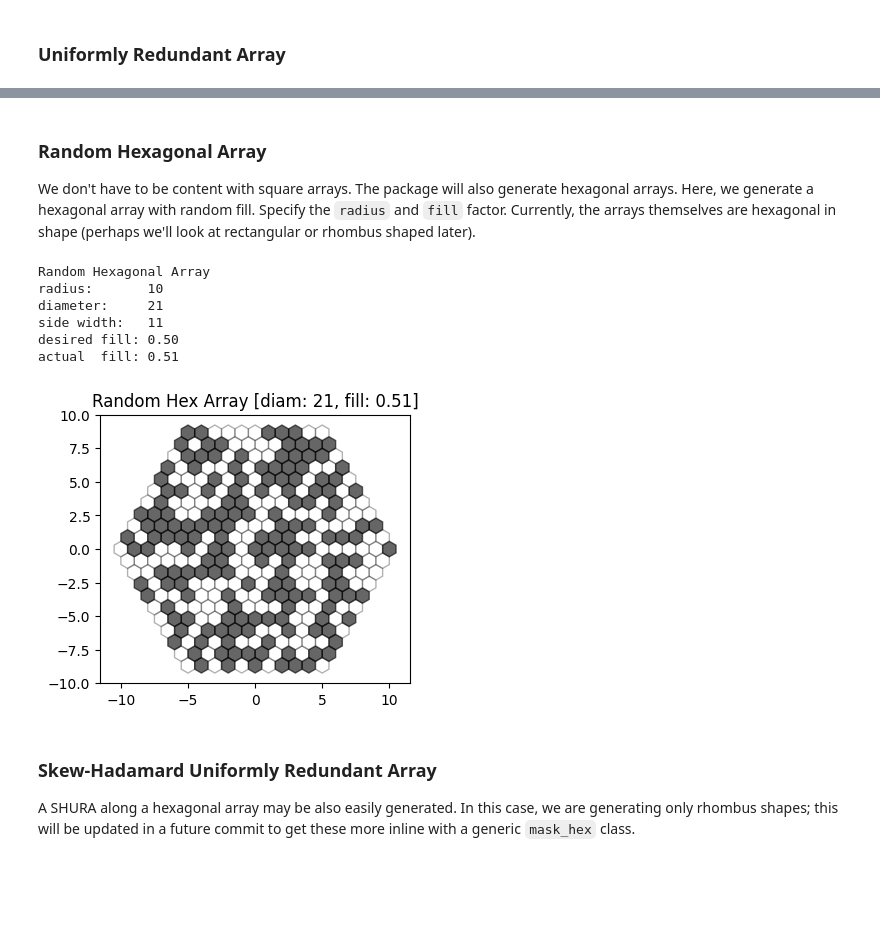
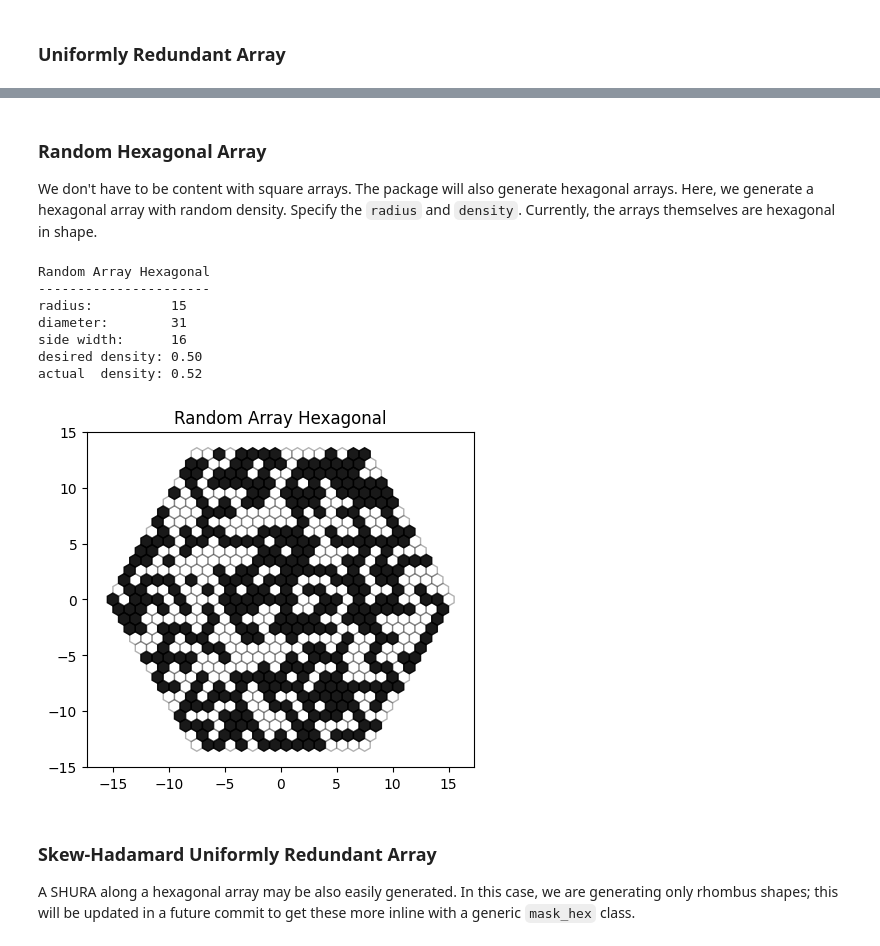
Before and after one commit to bpops/codedapertures, a Jupyter notebook: demo.ipynb, the cells around one changed output, grey strips where cells are left out. Saved outputs shown, nothing was run; the diff lists cells and outputs as text; code cells hidden in the pictures; blank space fills up the shorter version.

```diff
--- a/demo.ipynb
+++ b/demo.ipynb
@@ -75,18 +104,19 @@ print(pattern[0:10,0:10])
 # %% [markdown]
 ### Random Hexagonal Array
 
-We don't have to be content with square arrays. The package will also generate hexagonal arrays. Here, we generate a hexagonal array with random fill. Specify the `radius` and `fill` factor. Currently, the arrays themselves are hexagonal in shape (perhaps we'll look at rectangular or rhombus shaped later).
+We don't have to be content with square arrays. The package will also generate hexagonal arrays. Here, we generate a hexagonal array with random density. Specify the `radius` and `density`. Currently, the arrays themselves are hexagonal in shape.
 # %%
-randhex = ca.randhex(radius=10, fill=0.5)
-randhex.show()
+randhex = ca.randahex(radius=15, density=0.5)
+randhex.plot()
 # %% [output]
-Random Hexagonal Array
-radius:       10
-diameter:     21
-side width:   11
-desired fill: 0.50
-actual  fill: 0.51
+Random Array Hexagonal
+----------------------
+radius:          15
+diameter:        31
+side width:      16
+desired density: 0.50
+actual  density: 0.52
-[figure, old version]
+[figure, new version]
 # %% [markdown]
 ### Skew-Hadamard Uniformly Redundant Array
 
```
Also changed, not shown: parts of 27 cells of this notebook, 3 other files.
